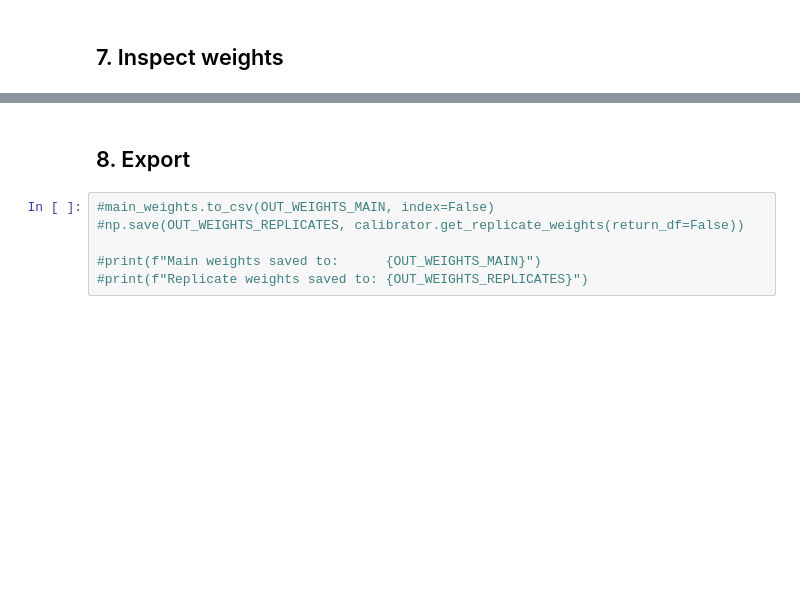
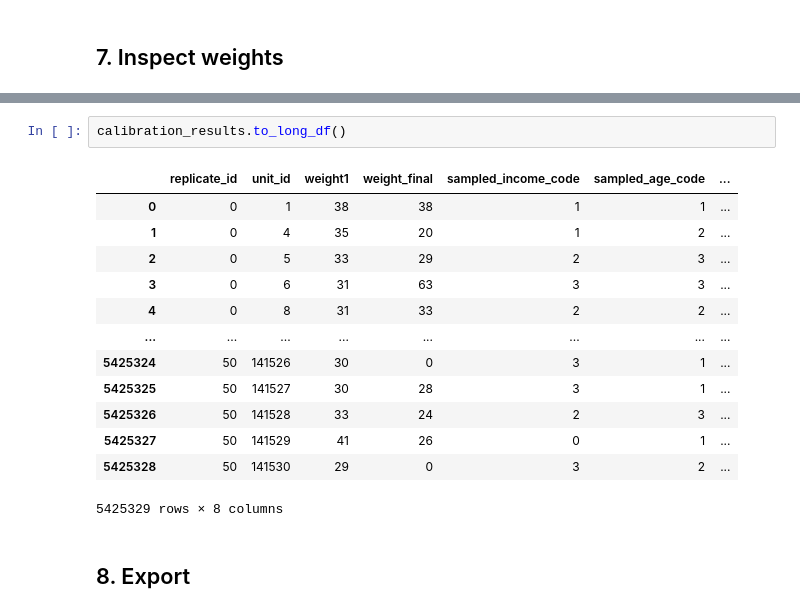
Before and after one commit to unchitta/mob-calibrate, a Jupyter notebook: examples/walkthrough_05_run_calibration.ipynb, the cells around one changed output, grey strips where cells are left out. Saved outputs shown, nothing was run; the diff lists cells and outputs as text; blank space fills up the shorter version.

```diff
--- a/examples/walkthrough_05_run_calibration.ipynb
+++ b/examples/walkthrough_05_run_calibration.ipynb
@@ -294,8 +287,18 @@ array([[38,  0, 63,  1,  3,  7],
+# %%
+calibration_results.to_long_df()
+# %% [output]
+|  | replicate_id | unit_id | weight1 | weight_final | sampled_income_code | sampled_age_code | ... |
+| 0 | 0 | 1 | 38 | 38 | 1 | 1 | ... |
+| 1 | 0 | 4 | 35 | 20 | 1 | 2 | ... |
+| 2 | 0 | 5 | 33 | 29 | 2 | 3 | ... |
+| 3 | 0 | 6 | 31 | 63 | 3 | 3 | ... |
+| 4 | 0 | 8 | 31 | 33 | 2 | 2 | ... |
+| ... | ... | ... | ... | ... | ... | ... | ... |
+| 5425324 | 50 | 141526 | 30 | 0 | 3 | 1 | ... |
+| 5425325 | 50 | 141527 | 30 | 28 | 3 | 1 | ... |
+| 5425326 | 50 | 141528 | 33 | 24 | 2 | 3 | ... |
+| 5425327 | 50 | 141529 | 41 | 26 | 0 | 1 | ... |
+| 5425328 | 50 | 141530 | 29 | 0 | 3 | 2 | ... |
+5425329 rows × 8 columns
 # %% [markdown]
 ## 8. Export
-# %%
-#main_weights.to_csv(OUT_WEIGHTS_MAIN, index=False)
-#np.save(OUT_WEIGHTS_REPLICATES, calibrator.get_replicate_weights(return_df=False))
-
-#print(f"Main weights saved to:      {OUT_WEIGHTS_MAIN}")
-#print(f"Replicate weights saved to: {OUT_WEIGHTS_REPLICATES}")
```
Also changed, not shown: parts of 8 cells of this notebook, 2 other files.
